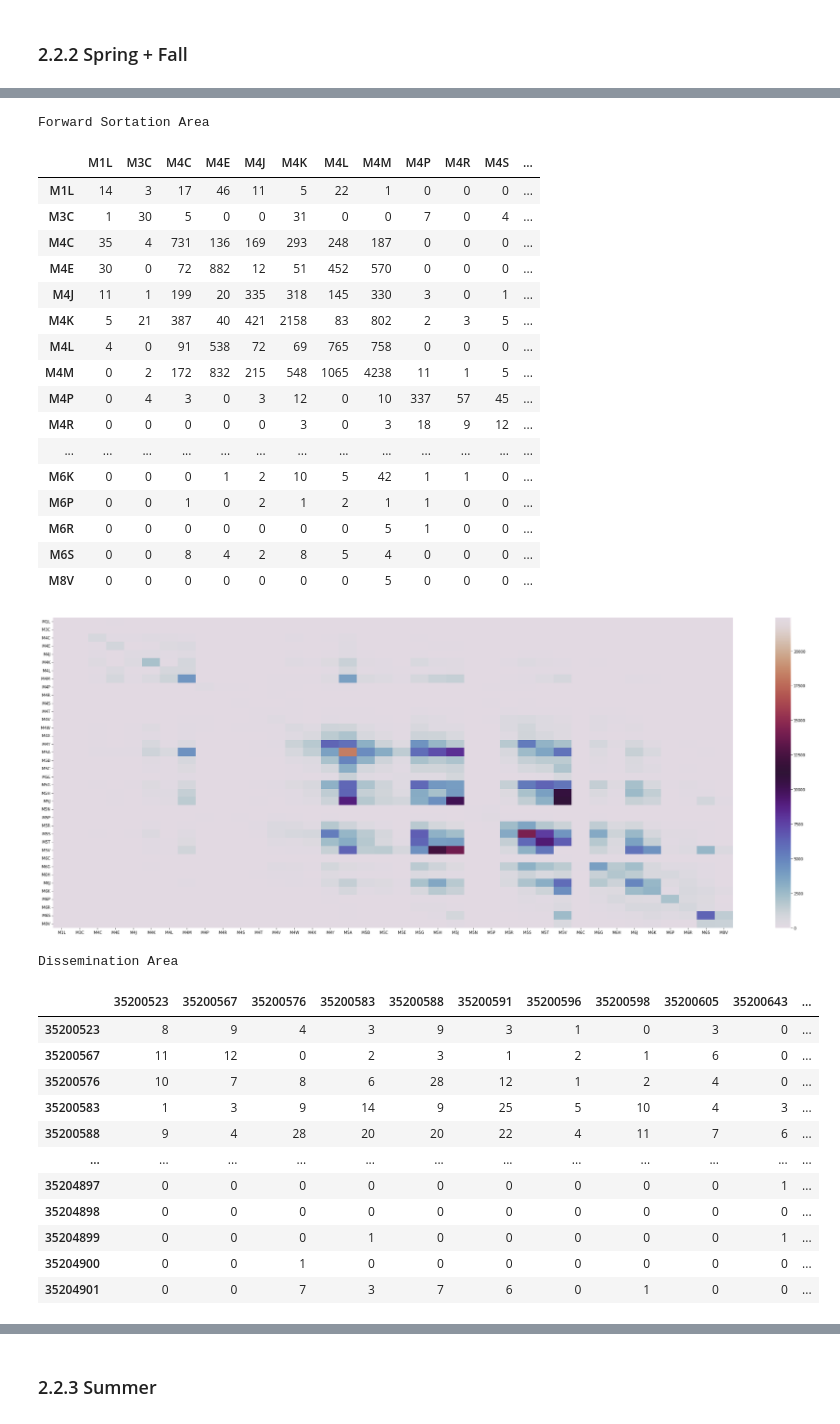
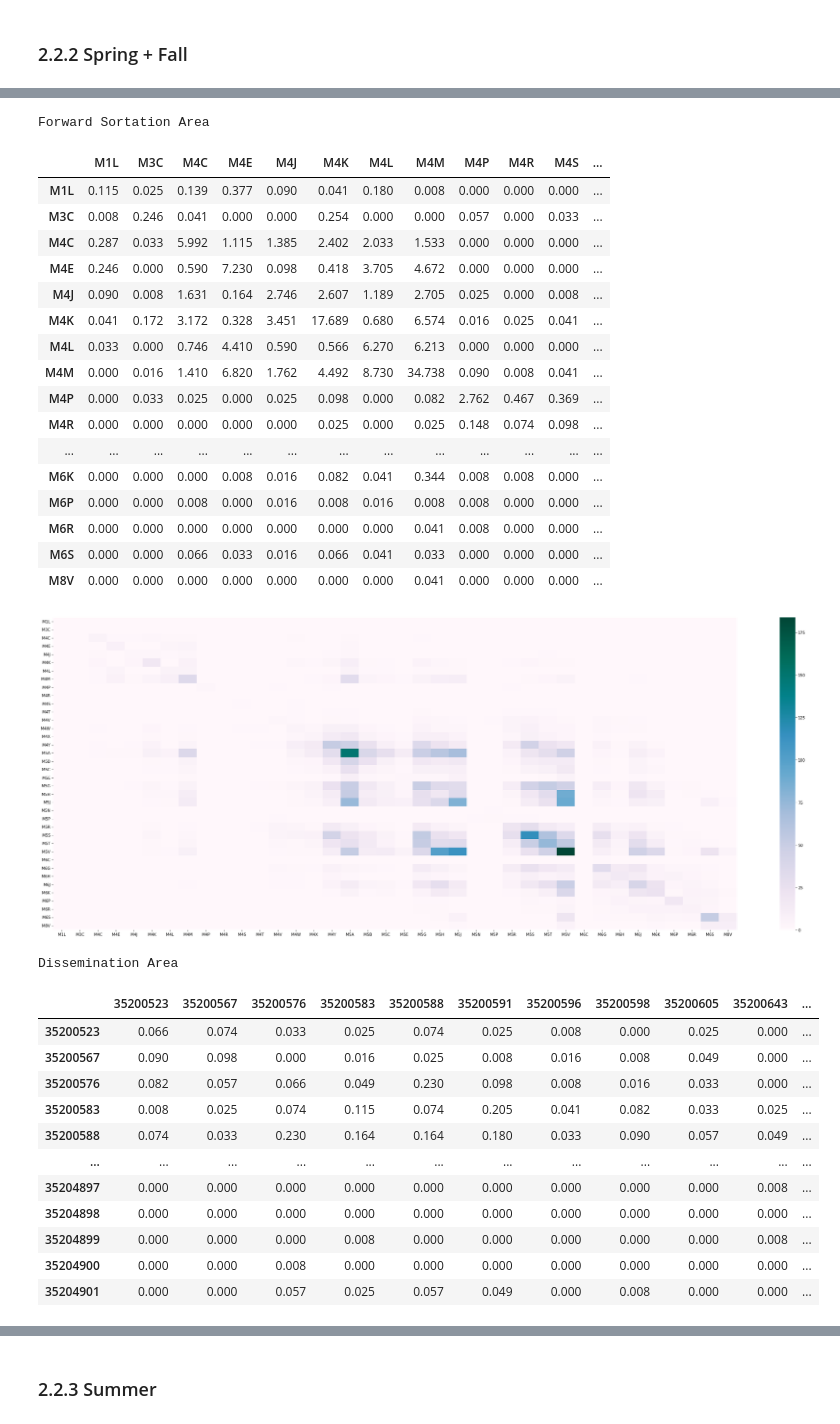
Before and after one commit to lisijia6/Share-Bike-Station-Clustering-and-Usage-Prediction, a Jupyter notebook: 1_Exploratory Analysis/3 Spatial Visualizations (2019 Ridership).ipynb, the cells around one changed output, grey strips where cells are left out. Drawn from its saved outputs; the diff is of its cells as text; code cells hidden in the pictures.

```diff
--- a/1_Exploratory Analysis/3 Spatial Visualizations (2019 Ridership).ipynb
+++ b/1_Exploratory Analysis/3 Spatial Visualizations (2019 Ridership).ipynb
@@ -478,11 +502,11 @@ Index(['Trip Id', 'Trip Duration', 'Start Station Id', 'Start Time',
        'Start Week of Year', 'Start Lat', 'Start Lon', 'End Lat', 'End Lon'],
       dtype='object')
 # %%
-station_neigh_dict = pd.Series(df_station_neighbourhood['neighborhood_id'].values,index=df_station_neighbourhood['station_id']).to_dict()
+station_neigh_dict = pd.Series(df_station_assignments['neighborhood_id'].values,index=df_station_assignments['station_id']).to_dict()
 station_fsa_dict = pd.Series(df_station_assignments['FSA_code'].values, index=df_station_assignments['station_id']).to_dict()
 station_da_dict = pd.Series(df_station_assignments['da_id'].values, index=df_station_assignments['station_id']).to_dict()
 
-heatmap_data = merged_bike_data_2019[['Trip Id', 'Start Station Id', 'Start Station Name', 'Start Month', 'Start Day of Week', 'Start Hour', 'Start Holiday', 'End Station Id', 'End Station Name', 'User Type']]
+heatmap_data = merged_bike_data_2019[['Trip Id', 'Start Station Id', 'Start Station Name', 'Start Month', 'Start Day of Week', 'Start Hour', 'Start Holiday', 'Start Day of Year', 'End Station Id', 'End Station Name', 'User Type']]
 
 print(heatmap_data.shape)
 heatmap_data['Start Neighbourhood'] = heatmap_data.apply(lambda row: station_neigh_dict[int(row['Start Station Id'])], axis=1)
@@ -634,20 +661,28 @@ def compute_heatmap(df_season, region_division, hm_size):
   df_season_pivoted = pd.DataFrame(data=np.zeros((hm_size, hm_size)), columns = unique_start, index=unique_start)
   df_season_pivoted = df_season_pivoted.astype("int")
 
+  num_days = len(np.unique(df_season['Start Day of Year']))
+
+  # for each Start Station
   for start_n in unique_start:
     df_start_neigh = df_season[df_season['Start {}'.format(region_division)] == start_n]
     df_counts = pd.DataFrame(df_start_neigh['End {}'.format(region_division)].value_counts())
+    df_counts.rename(columns={f'End {region_division}': 'Average Number of Trips'}, inplace=True)
+    df_counts['Average Number of Trips'] = df_counts['Average Number of Trips'].div(num_days).round(3)
+
+    # print(df_counts.head())
     region_list = list(df_counts.index)
 
     for end_n in region_list:
-      cnt = df_counts.loc[end_n]['End {}'.format(region_division)]
+      cnt = df_counts.loc[end_n]['Average Number of Trips']
       df_season_pivoted.loc[start_n, end_n] = cnt
 
   return df_season_pivoted
 # %%
-def plot_heatmap(hm_matrix, figure_size=(40, 15)):
-  plt.figure(figsize=figure_size)
-  sns.heatmap(hm_matrix, cmap='twilight')  # tab20c
+def plot_heatmap(hm_matrix, plot_name, figure_size=(40, 15)):
+  fig = plt.figure(figsize=figure_size)
+  sns.heatmap(hm_matrix, cmap='PuBuGn')  # tab20c, twilight, coolwarm
+  fig.savefig(f'{plot_name}.png')
   plt.show()
 # %% [markdown]
 heatmap_spring_fall, heatmap_summer, heatmap_winter
@@ -658,17 +693,17 @@ heatmap_spring_fall, heatmap_summer, heatmap_winter
 print('Neighbourhood')
 heatmap_matrix = compute_heatmap(heatmap_spring_fall, 'Neighbourhood', 50)
 display(heatmap_matrix)
-plot_heatmap(heatmap_matrix)
+plot_heatmap(heatmap_matrix, 'Neighbourhood-springfall')
 
 print('Forward Sortation Area')
 heatmap_matrix = compute_heatmap(heatmap_spring_fall, 'Forward_Sortation_Area', 38)
 display(heatmap_matrix)
-plot_heatmap(heatmap_matrix)
+plot_heatmap(heatmap_matrix, 'Forward_Sortation_Area-springfall')
 
 print('Dissemination Area')
 heatmap_matrix = compute_heatmap(heatmap_spring_fall, 'Dissemination_Area', 292)
 display(heatmap_matrix)
-plot_heatmap(heatmap_matrix, (40, 20))
+plot_heatmap(heatmap_matrix, 'Dissemination_Area-springfall', (40, 20))
 # %% [output]
 Neighbourhood
 |  | 17 | 44 | 57 | 58 | 59 | 60 | 61 | 62 | 63 | 64 | 65 | ... |
@@ -692,33 +727,33 @@ Neighbourhood
 Forward Sortation Area
 |  | M1L | M3C | M4C | M4E | M4J | M4K | M4L | M4M | M4P | M4R | M4S | ... |
-| M1L | 14 | 3 | 17 | 46 | 11 | 5 | 22 | 1 | 0 | 0 | 0 | ... |
-| M3C | 1 | 30 | 5 | 0 | 0 | 31 | 0 | 0 | 7 | 0 | 4 | ... |
-| M4C | 35 | 4 | 731 | 136 | 169 | 293 | 248 | 187 | 0 | 0 | 0 | ... |
-| M4E | 30 | 0 | 72 | 882 | 12 | 51 | 452 | 570 | 0 | 0 | 0 | ... |
-| M4J | 11 | 1 | 199 | 20 | 335 | 318 | 145 | 330 | 3 | 0 | 1 | ... |
-| M4K | 5 | 21 | 387 | 40 | 421 | 2158 | 83 | 802 | 2 | 3 | 5 | ... |
-| M4L | 4 | 0 | 91 | 538 | 72 | 69 | 765 | 758 | 0 | 0 | 0 | ... |
-| M4M | 0 | 2 | 172 | 832 | 215 | 548 | 1065 | 4238 | 11 | 1 | 5 | ... |
-| M4P | 0 | 4 | 3 | 0 | 3 | 12 | 0 | 10 | 337 | 57 | 45 | ... |
-| M4R | 0 | 0 | 0 | 0 | 0 | 3 | 0 | 3 | 18 | 9 | 12 | ... |
+| M1L | 0.115 | 0.025 | 0.139 | 0.377 | 0.090 | 0.041 | 0.180 | 0.008 | 0.000 | 0.000 | 0.000 | ... |
+| M3C | 0.008 | 0.246 | 0.041 | 0.000 | 0.000 | 0.254 | 0.000 | 0.000 | 0.057 | 0.000 | 0.033 | ... |
+| M4C | 0.287 | 0.033 | 5.992 | 1.115 | 1.385 | 2.402 | 2.033 | 1.533 | 0.000 | 0.000 | 0.000 | ... |
+| M4E | 0.246 | 0.000 | 0.590 | 7.230 | 0.098 | 0.418 | 3.705 | 4.672 | 0.000 | 0.000 | 0.000 | ... |
+| M4J | 0.090 | 0.008 | 1.631 | 0.164 | 2.746 | 2.607 | 1.189 | 2.705 | 0.025 | 0.000 | 0.008 | ... |
+| M4K | 0.041 | 0.172 | 3.172 | 0.328 | 3.451 | 17.689 | 0.680 | 6.574 | 0.016 | 0.025 | 0.041 | ... |
+| M4L | 0.033 | 0.000 | 0.746 | 4.410 | 0.590 | 0.566 | 6.270 | 6.213 | 0.000 | 0.000 | 0.000 | ... |
+| M4M | 0.000 | 0.016 | 1.410 | 6.820 | 1.762 | 4.492 | 8.730 | 34.738 | 0.090 | 0.008 | 0.041 | ... |
+| M4P | 0.000 | 0.033 | 0.025 | 0.000 | 0.025 | 0.098 | 0.000 | 0.082 | 2.762 | 0.467 | 0.369 | ... |
+| M4R | 0.000 | 0.000 | 0.000 | 0.000 | 0.000 | 0.025 | 0.000 | 0.025 | 0.148 | 0.074 | 0.098 | ... |
 | ... | ... | ... | ... | ... | ... | ... | ... | ... | ... | ... | ... | ... |
-| M6K | 0 | 0 | 0 | 1 | 2 | 10 | 5 | 42 | 1 | 1 | 0 | ... |
-| M6P | 0 | 0 | 1 | 0 | 2 | 1 | 2 | 1 | 1 | 0 | 0 | ... |
-| M6R | 0 | 0 | 0 | 0 | 0 | 0 | 0 | 5 | 1 | 0 | 0 | ... |
-| M6S | 0 | 0 | 8 | 4 | 2 | 8 | 5 | 4 | 0 | 0 | 0 | ... |
-| M8V | 0 | 0 | 0 | 0 | 0 | 0 | 0 | 5 | 0 | 0 | 0 | ... |
+| M6K | 0.000 | 0.000 | 0.000 | 0.008 | 0.016 | 0.082 | 0.041 | 0.344 | 0.008 | 0.008 | 0.000 | ... |
+| M6P | 0.000 | 0.000 | 0.008 | 0.000 | 0.016 | 0.008 | 0.016 | 0.008 | 0.008 | 0.000 | 0.000 | ... |
+| M6R | 0.000 | 0.000 | 0.000 | 0.000 | 0.000 | 0.000 | 0.000 | 0.041 | 0.008 | 0.000 | 0.000 | ... |
+| M6S | 0.000 | 0.000 | 0.066 | 0.033 | 0.016 | 0.066 | 0.041 | 0.033 | 0.000 | 0.000 | 0.000 | ... |
+| M8V | 0.000 | 0.000 | 0.000 | 0.000 | 0.000 | 0.000 | 0.000 | 0.041 | 0.000 | 0.000 | 0.000 | ... |
-[figure, old version]
+[figure, new version]
 Dissemination Area
 |  | 35200523 | 35200567 | 35200576 | 35200583 | 35200588 | 35200591 | 35200596 | 35200598 | 35200605 | 35200643 | ... |
-| 35200523 | 8 | 9 | 4 | 3 | 9 | 3 | 1 | 0 | 3 | 0 | ... |
-| 35200567 | 11 | 12 | 0 | 2 | 3 | 1 | 2 | 1 | 6 | 0 | ... |
-| 35200576 | 10 | 7 | 8 | 6 | 28 | 12 | 1 | 2 | 4 | 0 | ... |
-| 35200583 | 1 | 3 | 9 | 14 | 9 | 25 | 5 | 10 | 4 | 3 | ... |
-| 35200588 | 9 | 4 | 28 | 20 | 20 | 22 | 4 | 11 | 7 | 6 | ... |
+| 35200523 | 0.066 | 0.074 | 0.033 | 0.025 | 0.074 | 0.025 | 0.008 | 0.000 | 0.025 | 0.000 | ... |
+| 35200567 | 0.090 | 0.098 | 0.000 | 0.016 | 0.025 | 0.008 | 0.016 | 0.008 | 0.049 | 0.000 | ... |
+| 35200576 | 0.082 | 0.057 | 0.066 | 0.049 | 0.230 | 0.098 | 0.008 | 0.016 | 0.033 | 0.000 | ... |
+| 35200583 | 0.008 | 0.025 | 0.074 | 0.115 | 0.074 | 0.205 | 0.041 | 0.082 | 0.033 | 0.025 | ... |
+| 35200588 | 0.074 | 0.033 | 0.230 | 0.164 | 0.164 | 0.180 | 0.033 | 0.090 | 0.057 | 0.049 | ... |
 | ... | ... | ... | ... | ... | ... | ... | ... | ... | ... | ... | ... |
-| 35204897 | 0 | 0 | 0 | 0 | 0 | 0 | 0 | 0 | 0 | 1 | ... |
-| 35204898 | 0 | 0 | 0 | 0 | 0 | 0 | 0 | 0 | 0 | 0 | ... |
-| 35204899 | 0 | 0 | 0 | 1 | 0 | 0 | 0 | 0 | 0 | 1 | ... |
-| 35204900 | 0 | 0 | 1 | 0 | 0 | 0 | 0 | 0 | 0 | 0 | ... |
-| 35204901 | 0 | 0 | 7 | 3 | 7 | 6 | 0 | 1 | 0 | 0 | ... |
+| 35204897 | 0.000 | 0.000 | 0.000 | 0.000 | 0.000 | 0.000 | 0.000 | 0.000 | 0.000 | 0.008 | ... |
+| 35204898 | 0.000 | 0.000 | 0.000 | 0.000 | 0.000 | 0.000 | 0.000 | 0.000 | 0.000 | 0.000 | ... |
+| 35204899 | 0.000 | 0.000 | 0.000 | 0.008 | 0.000 | 0.000 | 0.000 | 0.000 | 0.000 | 0.008 | ... |
+| 35204900 | 0.000 | 0.000 | 0.008 | 0.000 | 0.000 | 0.000 | 0.000 | 0.000 | 0.000 | 0.000 | ... |
+| 35204901 | 0.000 | 0.000 | 0.057 | 0.025 | 0.057 | 0.049 | 0.000 | 0.008 | 0.000 | 0.000 | ... |
 292 rows × 292 columns
```
Also changed, not shown: parts of 26 cells of this notebook, 1 other file.
